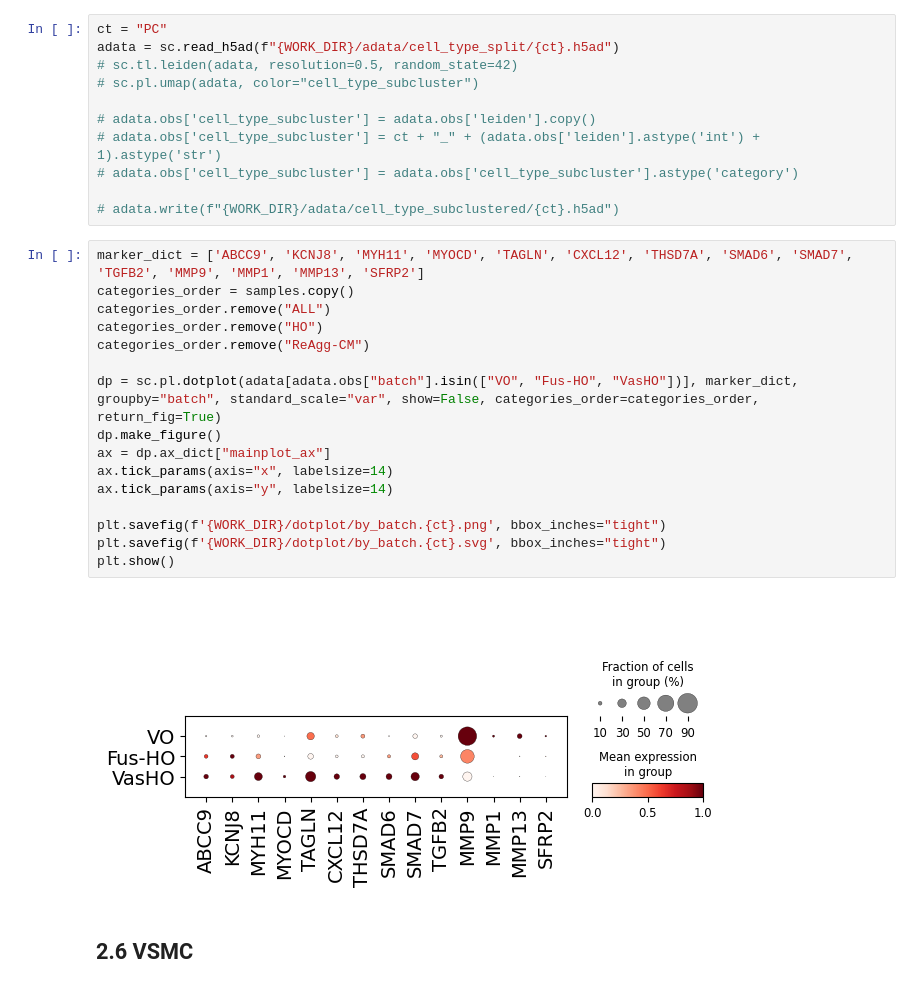
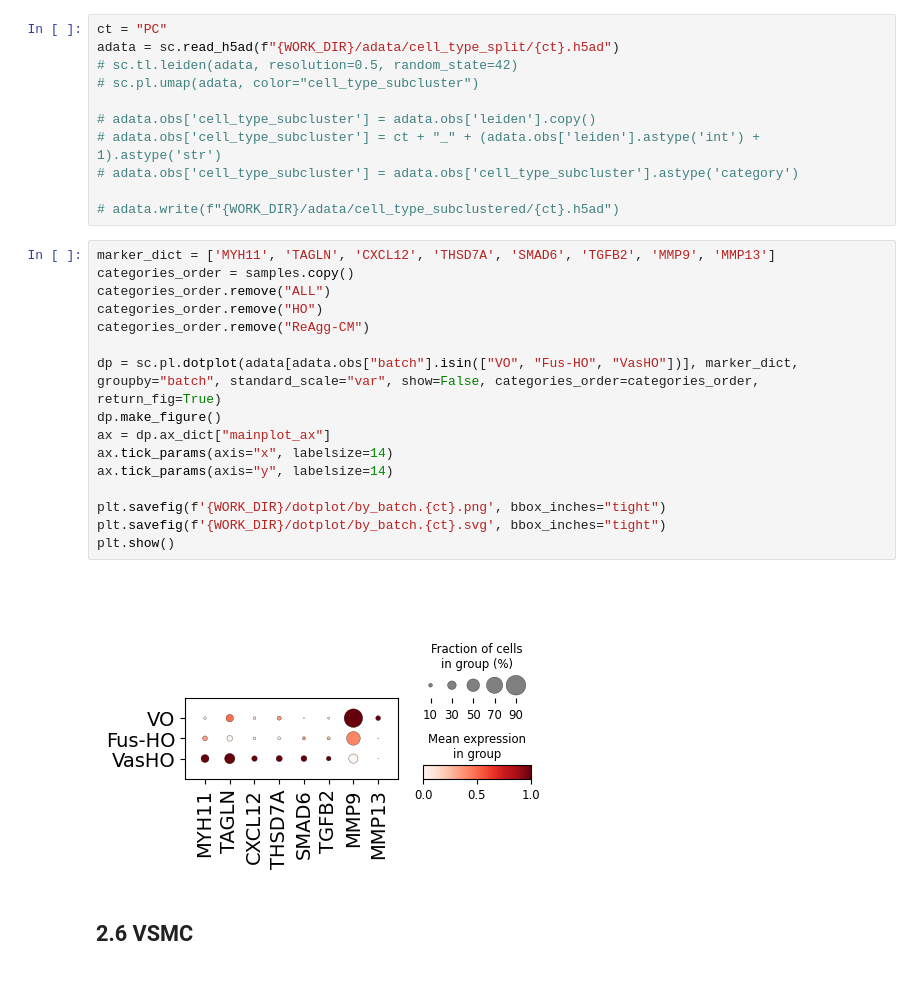
Before and after one commit to yachielab/DataAnalysis_Vascularized_Cardiac_Organoids, a Jupyter notebook: ipynb/CCO12.ipynb, the cells around one changed output. Cells and saved outputs as stored; diff of their text form.

```diff
--- a/ipynb/CCO12.ipynb
+++ b/ipynb/CCO12.ipynb
@@ -892,23 +892,23 @@ adata = sc.read_h5ad(f"{WORK_DIR}/adata/cell_type_split/{ct}.h5ad")
 
 # adata.write(f"{WORK_DIR}/adata/cell_type_subclustered/{ct}.h5ad")
 # %%
-marker_dict = ['ABCC9', 'KCNJ8', 'MYH11', 'MYOCD', 'TAGLN', 'CXCL12', 'THSD7A', 'SMAD6', 'SMAD7', 'TGFB2', 'MMP9', 'MMP1', 'MMP13', 'SFRP2']
+marker_dict = ['MYH11', 'TAGLN', 'CXCL12', 'THSD7A', 'SMAD6', 'TGFB2', 'MMP9', 'MMP13']
 categories_order = samples.copy()
 categories_order.remove("ALL")
 categories_order.remove("HO")
 categories_order.remove("ReAgg-CM")
 
 dp = sc.pl.dotplot(adata[adata.obs["batch"].isin(["VO", "Fus-HO", "VasHO"])], marker_dict, groupby="batch", standard_scale="var", show=False, categories_order=categories_order, return_fig=True)
 dp.make_figure()
 ax = dp.ax_dict["mainplot_ax"]
 ax.tick_params(axis="x", labelsize=14)
 ax.tick_params(axis="y", labelsize=14)
 
 plt.savefig(f'{WORK_DIR}/dotplot/by_batch.{ct}.png', bbox_inches="tight")
 plt.savefig(f'{WORK_DIR}/dotplot/by_batch.{ct}.svg', bbox_inches="tight")
 plt.show()
 # %% [output]
-[figure, old version]
+[figure, new version]
 # %% [markdown]
 ## 2.6 VSMC
 # %%
```
Also changed, not shown: parts of 1 cell of this notebook, 4 other files.
